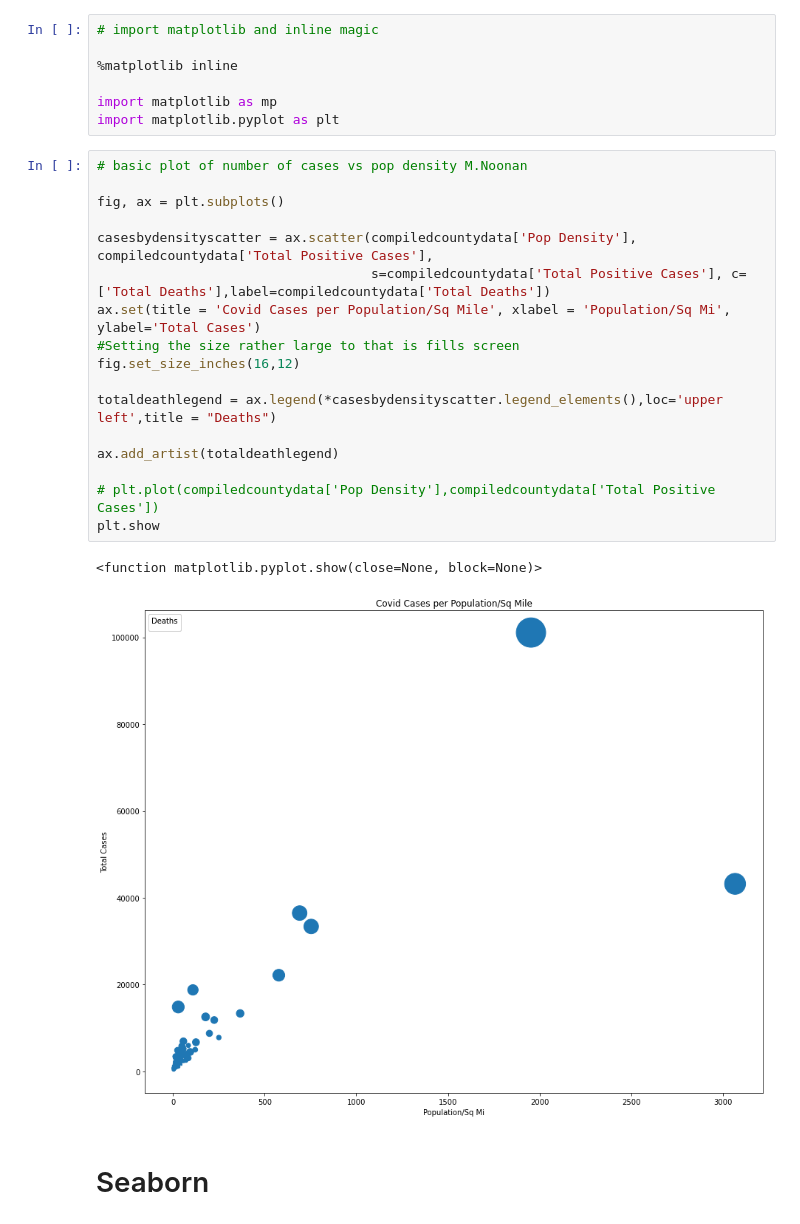
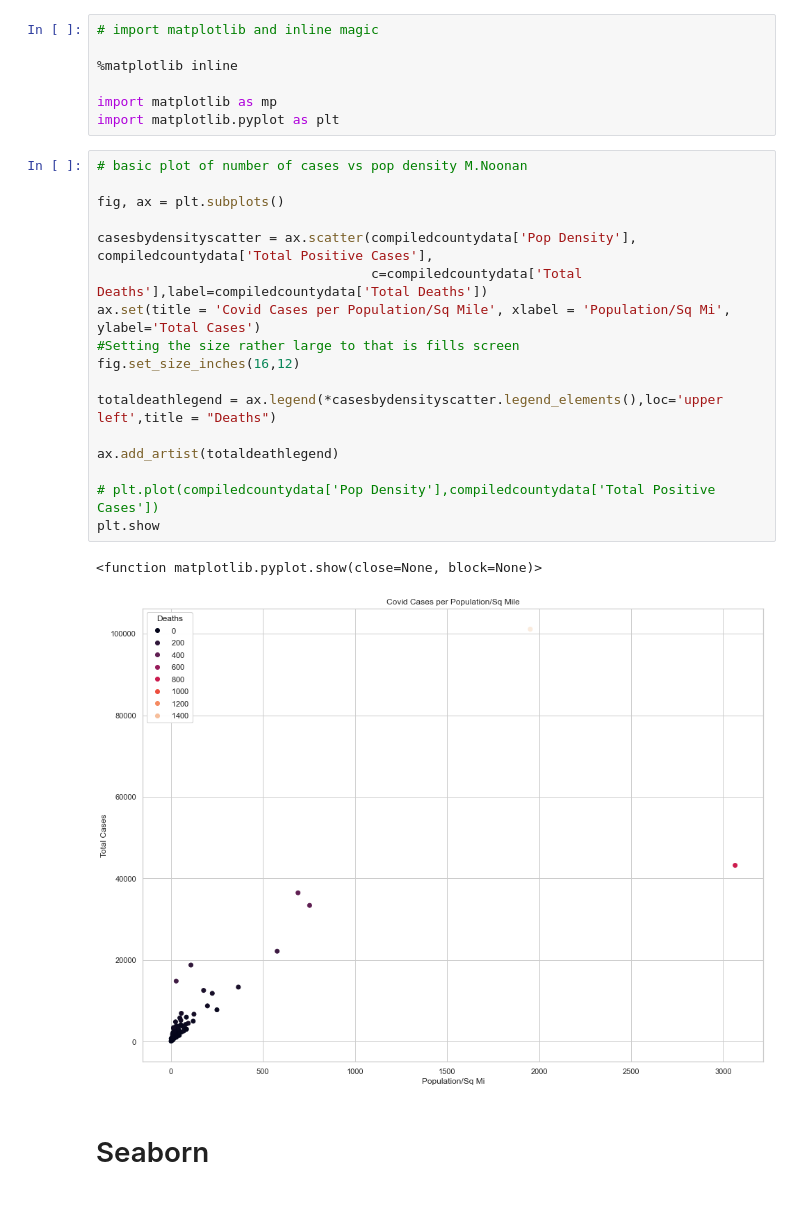
Before and after one commit to jaredbarkley0/PythonGroupProject, a Jupyter notebook: Homework6/JaredNotebook1.ipynb, the cells around one changed output. Drawn from its saved outputs; the diff is of its cells as text.

```diff
--- a/Homework6/JaredNotebook1.ipynb
+++ b/Homework6/JaredNotebook1.ipynb
@@ -79,23 +79,23 @@ import matplotlib.pyplot as plt
 # %%
 # basic plot of number of cases vs pop density M.Noonan
 
 fig, ax = plt.subplots()
 
 casesbydensityscatter = ax.scatter(compiledcountydata['Pop Density'], compiledcountydata['Total Positive Cases'],
-                                   s=compiledcountydata['Total Positive Cases'], c=['Total Deaths'],label=compiledcountydata['Total Deaths'])
+                                   c=compiledcountydata['Total Deaths'],label=compiledcountydata['Total Deaths'])
 ax.set(title = 'Covid Cases per Population/Sq Mile', xlabel = 'Population/Sq Mi', ylabel='Total Cases')
 #Setting the size rather large to that is fills screen
 fig.set_size_inches(16,12)
 
 totaldeathlegend = ax.legend(*casesbydensityscatter.legend_elements(),loc='upper left',title = "Deaths")
 
 ax.add_artist(totaldeathlegend)
 
 # plt.plot(compiledcountydata['Pop Density'],compiledcountydata['Total Positive Cases'])
 plt.show
 # %% [output]
 <function matplotlib.pyplot.show(close=None, block=None)>
-[figure, old version]
+[figure, new version]
 # %% [markdown]
 # Seaborn
 # %%
```
